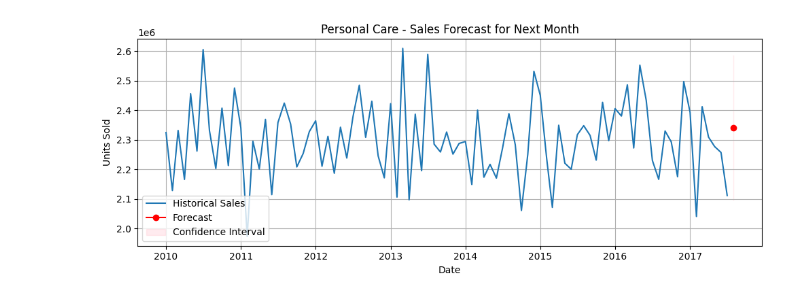
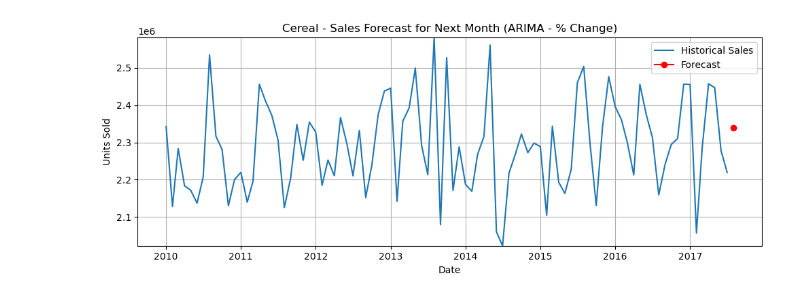
Before and after one commit to sandroescobar/AI_ClassProject, a Jupyter notebook: arimaPractice.ipynb, the cells around one changed output. Cells and saved outputs as stored; diff of their text form; code cells hidden in the pictures.

Commit message:
ARIMA Model Update + MSE Display
Restructured ARIMA forecast logic to use differenced % change (d) and auto-select p and q via AIC.

```diff
--- a/arimaPractice.ipynb
+++ b/arimaPractice.ipynb
@@ -135,89 +135,82 @@ Data columns (total 13 columns):
 [figure]
 [figure]
 # %%
+# Top Performers (Suggest Restock)
+# ARIMA Stand-Alone Plot
+
 import pandas as pd
 import itertools
 import warnings
+import matplotlib.pyplot as plt
 from statsmodels.tsa.arima.model import ARIMA
-import matplotlib.pyplot as plt
+from sklearn.metrics import mean_squared_error
 
 # Suppress ARIMA warnings
 warnings.filterwarnings("ignore", category=UserWarning)
 warnings.filterwarnings("ignore", category=FutureWarning)
 
-
-def optimize_arima_order(series, p_range=3, d_range=3, q_range=3):
-    """
-    Automatically select the best ARIMA order (p,d,q) based on AIC.
-    """
-    p = d = q = range(0, p_range)
-    pdq_combinations = list(itertools.product(p, d, q))
-
-    best_aic = float('inf')
+# Define ARIMA order optimization for percent change data
+def optimize_arima_order_pct(series, p_range=3, q_range=3):
+    p = q = range(0, p_range)
+    combinations = list(itertools.product(p, q))
+    best_aic = float("inf")
     best_order = None
-
-    for order in pdq_combinations:
+    for order in combinations:
         try:
-            model = ARIMA(series, order=order)
+            model = ARIMA(series, order=(order[0], 0, order[1]))
             results = model.fit()
             if results.aic < best_aic:
                 best_aic = results.aic
-                best_order = order
+                best_order = (order[0], 0, order[1])
         except:
             continue
-
     return best_order
 
+# Use percent change ARIMA forecast
+def forecast_product_pct(series):
+    pct_series = series.pct_change().dropna()
+    order = optimize_arima_order_pct(pct_series)
+    model = ARIMA(pct_series, order=order)
+    model_fit = model.fit()
+    forecast_pct = model_fit.forecast(steps=1).iloc[0]
+    forecast_value = series.iloc[-1] * (1 + forecast_pct)
+    return max(0, forecast_value), order, model_fit
 
-def forecast_product(series):
-    order = optimize_arima_order(series)
-    model = ARIMA(series, order=order)
-    model_fit = model.fit()
-    forecast = model_fit.forecast(steps=1)
-    return forecast.iloc[0], order, model_fit
-
-
-# Example usage with a dataset:
-file_path = "arima_sales.csv"
-sales_data = pd.read_csv(file_path)
-sales_data['Order Date'] = pd.to_datetime(sales_data['Order Date'])
-sales_data['YearMonth'] = sales_data['Order Date'].dt.to_period('M')
-monthly_sales = sales_data.groupby(['Item Type', 'YearMonth'])['Units Sold'].sum().unstack(level=0).fillna(0)
-
-# Forecast all items with auto ARIMA
+# Generate forecasts for each product
 forecasts = {}
 
 for item in monthly_sales.columns:
-    forecast, order, model_fit = forecast_product(monthly_sales[item])
-    forecasts[item] = {
-        'forecast': forecast,
-        'order': order,
-        'model_fit': model_fit,
-        'series': monthly_sales[item]
-    }
+    try:
+        forecast, order, model_fit = forecast_product_pct(monthly_sales[item])
+        forecasts[item] = {
+            'forecast': forecast,
+            'order': order,
+            'model_fit': model_fit,
+            'series': monthly_sales[item]
+        }
+    except:
+        continue
 
-# Print top 3 by forecast
+# Top 3 by forecast value
 top_3 = sorted(forecasts.items(), key=lambda x: x[1]['forecast'], reverse=True)[:3]
 print("Top 3 products to restock:")
 for item, info in top_3:
     print(f"{item}: Forecast = {info['forecast']:.2f}, ARIMA Order = {info['order']}")
 
-# Plotting top 3 forecasts
+# Plot ARIMA-only results
 for item, info in top_3:
     series = info['series']
-    model_fit = info['model_fit']
-    forecast_result = model_fit.get_forecast(steps=1)
-    forecast_value = forecast_result.predicted_mean.iloc[0]
+    forecast_value = info['forecast']
     forecast_date = series.index[-1].to_timestamp() + pd.offsets.MonthBegin()
-    conf_int = forecast_result.conf_int()
-    lower = conf_int.iloc[0, 0]
-    upper = conf_int.iloc[0, 1]
+
+    y_min = min(series.min(), forecast_value)
+    y_max = max(series.max(), forecast_value)
 
     plt.figure(figsize=(10, 4))
     plt.plot(series.index.to_timestamp(), series, label='Historical Sales')
     plt.plot(forecast_date, forecast_value, marker='o', color='red', label='Forecast')
-    plt.fill_between([forecast_date, forecast_date], [lower], [upper], color='pink', alpha=0.3, label='Confidence Interval')
-    plt.title(f"{item} - Sales Forecast for Next Month")
+    plt.ylim(y_min, y_max)
+    plt.title(f"{item} - Sales Forecast for Next Month (ARIMA - % Change)")
     plt.xlabel("Date")
     plt.ylabel("Units Sold")
     plt.legend()
@@ -234 +227 @@ Personal Care: Forecast = 2340901.80, ARIMA Order = (1, 0, 0)
-[figure, old version]
+[figure, new version]
```
Also changed, not shown: parts of 5 cells of this notebook, 1 other file.
